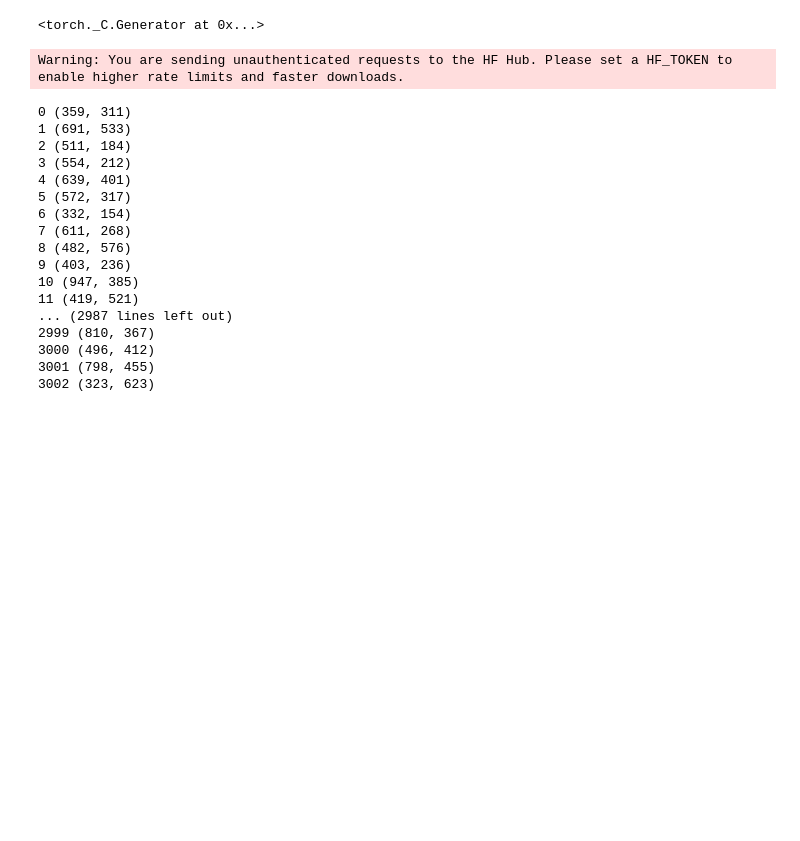
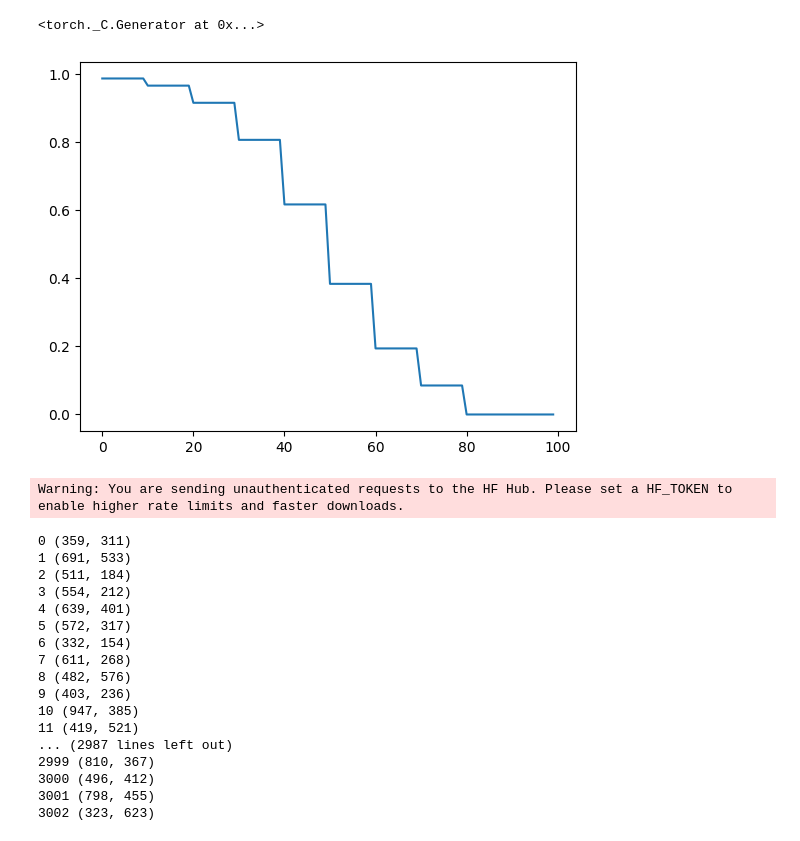
Before and after one commit to ED-2526/projecte-deep-learning-4, a Jupyter notebook: model_base/explore.ipynb, the cells around one changed output. Drawn from its saved outputs; the diff is of its cells as text; code cells hidden in the pictures; blank space fills up the shorter version.

Commit message:
Teacher_forcing + Epochs=100, lineal i sigmoid tf

```diff
--- a/model_base/explore.ipynb
+++ b/model_base/explore.ipynb
@@ -15,6 +15,31 @@ import torch.optim as optim
 torch.manual_seed(42)
 # %% [output]
 <torch._C.Generator at 0x...>
+# %%
+iters = []
+ratios = []
+now = []
+c = 0.095
+for epoch in range(100):
+
+    now.append(1- np.floor(epoch/20)*0.25)
+    if epoch < 80:
+        tf_ratio = 1/(1+np.exp(c*(epoch-50)))
+        ratios.append(tf_ratio)
+
+        iter = np.floor(epoch/10)*10+5
+        iters.append(1/(1+np.exp(c*(iter-50))))
+    else:
+        # now.append(0)
+        iters.append(0)
+        ratios.append(0)
+
+# plt.plot(now)
+plt.plot(iters)
+# plt.plot(ratios)
+plt.show()
+# %% [output]
+[figure, added]
 # %%
 dataset = load_dataset("docling-project/USPTO-30K")
 clean = dataset["clean"]
```
Also changed, not shown: 2 other files.
